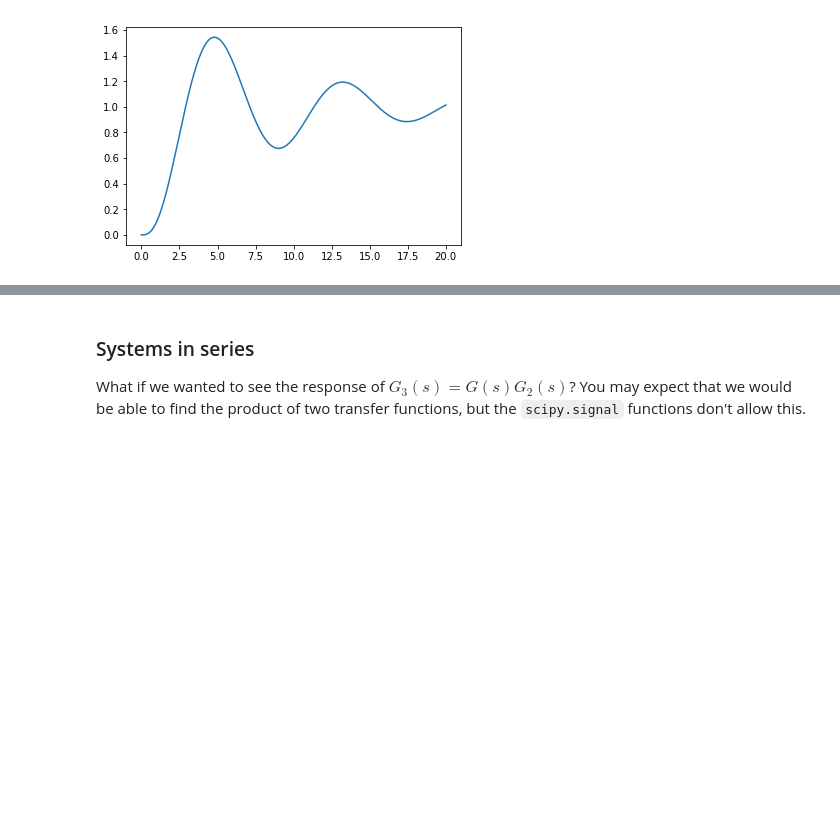
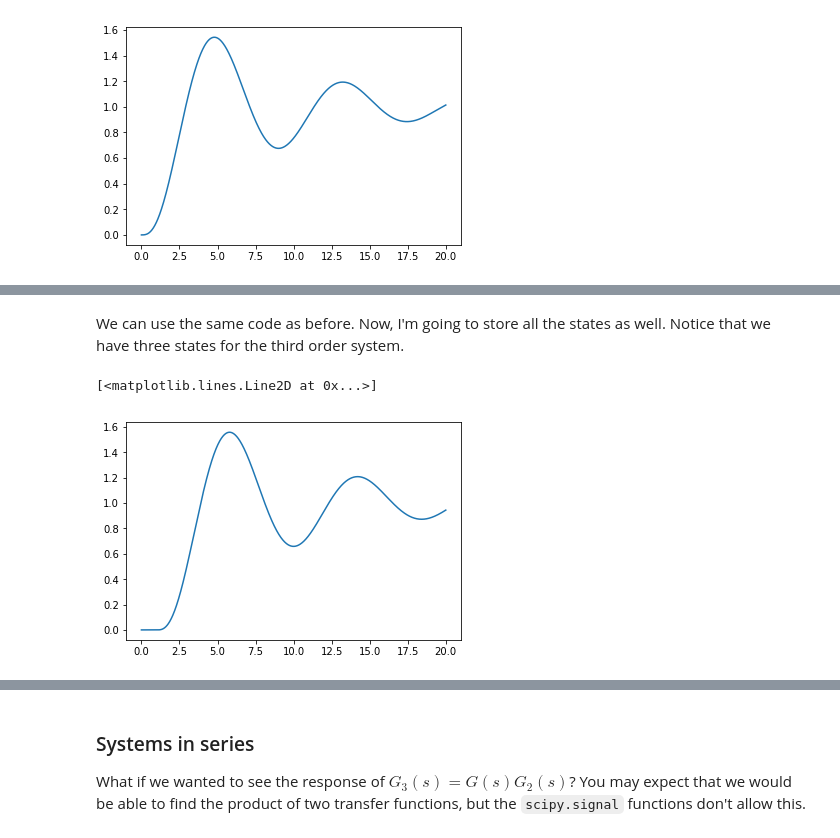
Before and after one commit to alchemyst/Dynamics-and-Control, a Jupyter notebook: 1_Dynamics/5_Complex_system_dynamics/Simulation of arbitrary transfer functions.ipynb, the cells around one changed output, grey strips where cells are left out. Saved outputs shown, nothing was run; the diff lists cells and outputs as text; code cells hidden in the pictures; blank space fills up the shorter version.

Commit message:
Added code for higher order transfer functions

```diff
--- a/1_Dynamics/5_Complex_system_dynamics/Simulation of arbitrary transfer functions.ipynb
+++ b/1_Dynamics/5_Complex_system_dynamics/Simulation of arbitrary transfer functions.ipynb
@@ -152,0 +159,2 @@ plotstep(G2)
+# %%
+Gss = G2.to_ss()
@@ -152,0 +175,19 @@ plotstep(G2)
+# %% [markdown]
+We can use the same code as before. Now, I'm going to store all the states as well. Notice that we have three states for the third order system.
+# %%
+x = numpy.zeros((Gss.A.shape[0], 1))
+ys_statespace = []
+xs = []
+for t in ts:
+    xdot = Gss.A.dot(x) + Gss.B.dot(u(t))
+    y = Gss.C.dot(x) +  Gss.D.dot(u(t))
+
+    x += xdot*dt
+    ys_statespace.append(y[0, 0])
+    # We need to copy otherwise the x update will overwrite all the values
+    xs.append(x.copy())
+# %%
+plt.plot(ts, ys_statespace)
+# %% [output]
+[<matplotlib.lines.Line2D at 0x...>]
+[figure, added]
```
Also changed, not shown: parts of 5 cells of this notebook.
